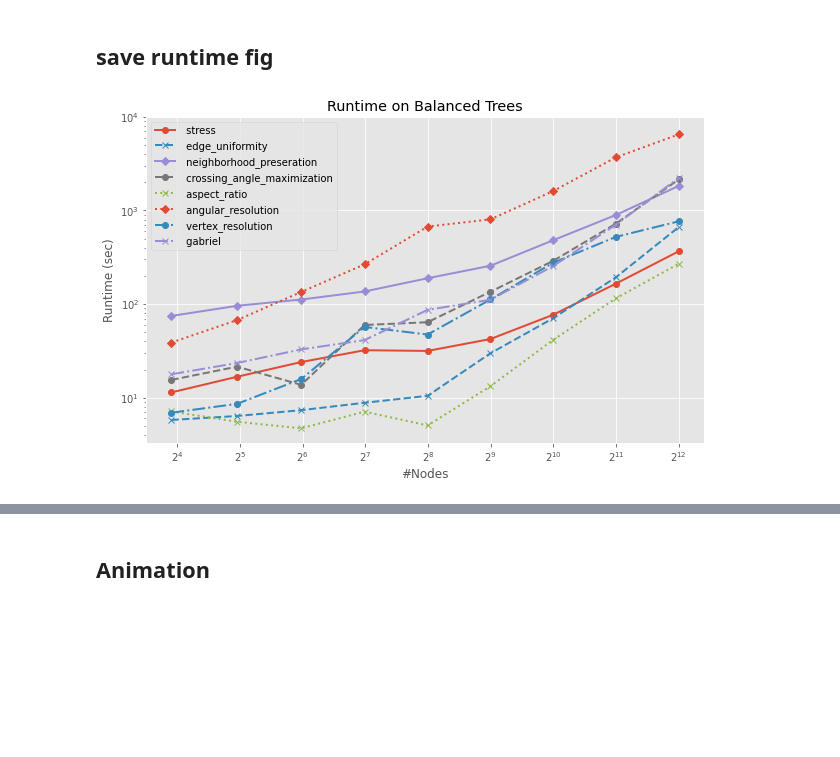
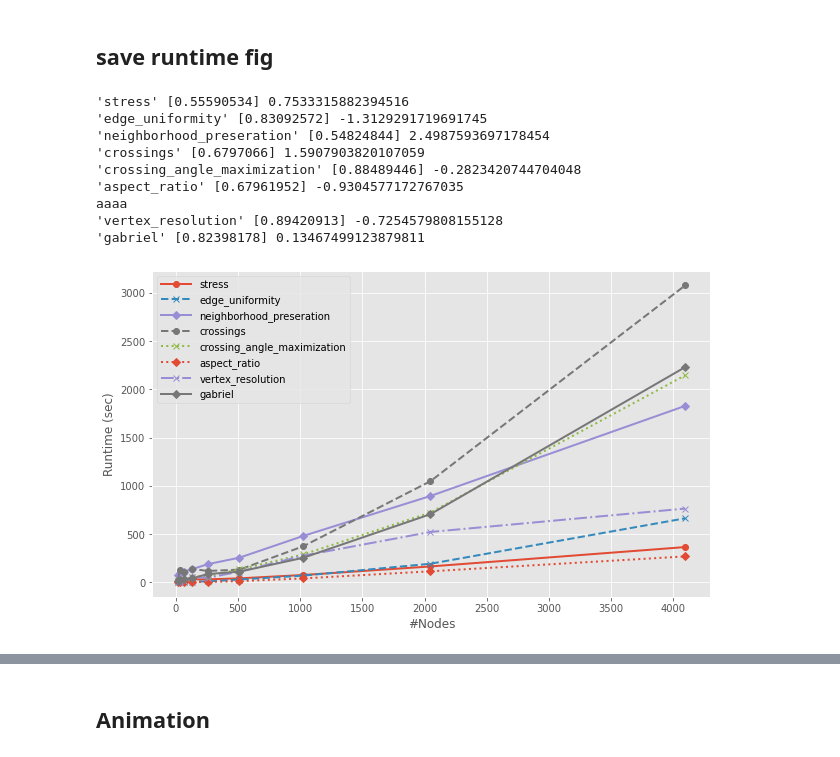
Before and after one commit to tiga1231/graph-drawing, a Jupyter notebook: runtime-figure.ipynb, the cells around one changed output, grey strips where cells are left out. Cells and saved outputs as stored; diff of their text form; code cells hidden in the pictures; blank space fills up the shorter version.

```diff
--- a/runtime-figure.ipynb
+++ b/runtime-figure.ipynb
@@ -59,3 +62,8 @@ plt.tick_params(left=True, bottom=True, labelleft=True, labelbottom=True)
+# %%
+import pylab as plot
+params = {'legend.fontsize': 10,
+          'legend.handlelength': 3}
+plot.rcParams.update(params)
 # %%
 import pandas as pd
 
@@ -68,37 +76,62 @@ df = pd.read_csv(
 
 fig = plt.figure(figsize=[10,6])
 ax = fig.subplots()
 
 lineStyles = ['-', '--', '-', '--',':',':','-.','-.'] * 5
 markerStyles = ['o', 'x', 'D'] * 4
 colorStyles = ['C0', 'C1', 'C2', 'C3', 'C5'] * 4
 for ls, ms,cs, [criterionName, d] in zip(
     lineStyles,
     markerStyles,
     colorStyles,
     df.groupby('criterion', sort=False)
 ):
+    criterionName = criterionName.strip()
+
+    if criterionName == 'angular_resolution':
+        print('aaaa')
+        continue
     x = d.groupby('nodeCount')['nodeCount'].mean()
     y = d.groupby('nodeCount')['runtime'].mean()
+
+    lr = LinearRegression().fit(
+        np.log(x.to_numpy().reshape([-1,1])),
+        np.log(y.to_numpy())
+    )
+    print(repr(criterionName), lr.coef_, lr.intercept_)
+
+
     plt.plot(x, y, lw=2, c=cs, linestyle=ls, marker=ms, label=criterionName)
 
 plt.legend()
 plt.xlabel('#Nodes')
 plt.ylabel('Runtime (sec)')
-ax.set_xscale('log', basex=2)
-ax.set_yscale('log', basey=10)
 
 
-plt.xticks(2**np.arange(4,13))
-plt.yticks(10**np.arange(1,5))
-plt.title(f'Runtime on Balanced Trees')
-plt.savefig(f'runtime-balanced-tree.pdf', bbox_inches='tight')
+# ax.set_xscale('log', basex=2)
+# ax.set_yscale('log', basey=10)
+
+# plt.xticks(2**np.arange(4,13))
+# plt.yticks(10**np.arange(1,5))
+# plt.title(f'Runtime on Balanced Trees')
+# plt.savefig(f'runtime-balanced-tree.pdf', bbox_inches='tight')
 
 # plt.xticks(2**np.arange(5,13))
 # plt.yticks(10**np.arange(1,5))
 # plt.title(f'Runtime on 2D Grids')
 # plt.savefig(f'runtime-grid.pdf', bbox_inches='tight')
 
+# ax.set_yscale('log', basey=2)
+# plt.axis('equal')
 plt.show()
 # %% [output]
+'stress' [0.55590534] 0.7533315882394516
+'edge_uniformity' [0.83092572] -1.3129291719691745
+'neighborhood_preseration' [0.54824844] 2.4987593697178454
+'crossings' [0.6797066] 1.5907903820107059
+'crossing_angle_maximization' [0.88489446] -0.2823420744704048
+'aspect_ratio' [0.67961952] -0.9304577172767035
+aaaa
+'vertex_resolution' [0.89420913] -0.7254579808155128
+'gabriel' [0.82398178] 0.13467499123879811
-[figure, old version]
+[figure, new version]
```
Also changed, not shown: parts of 2 cells of this notebook, 5 other files.
